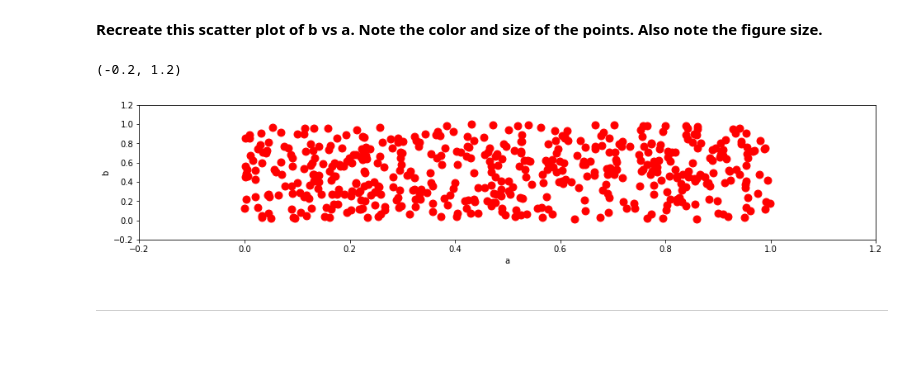
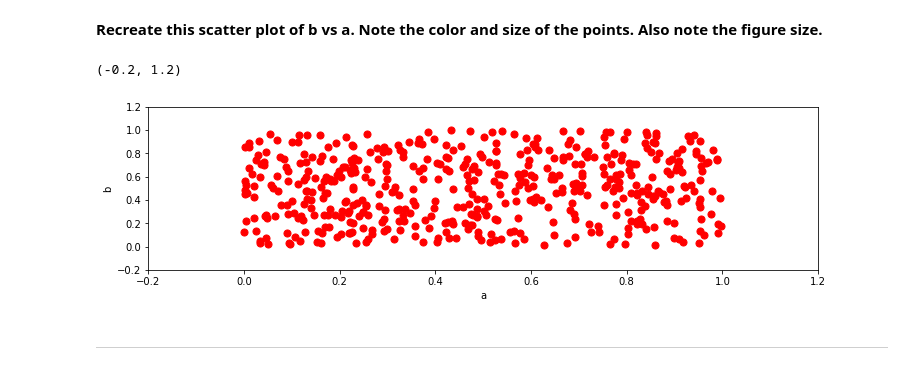
Before and after one commit to arpitbaheti2002/Data-Science-tutorials-Udemy, a Jupyter notebook: 07_Pandas-Data-visualization/02_Pandas-Data-visualizalization-Exercise.ipynb, the cells around one changed output. Saved outputs shown, nothing was run; the diff lists cells and outputs as text; code cells hidden in the pictures; blank space fills up the shorter version.

```diff
--- a/07_Pandas-Data-visualization/02_Pandas-Data-visualizalization-Exercise.ipynb
+++ b/07_Pandas-Data-visualization/02_Pandas-Data-visualizalization-Exercise.ipynb
@@ -33,12 +33,12 @@ df3.head()
 # %% [markdown]
 **Recreate this scatter plot of b vs a. Note the color and size of the points. Also note the figure size.**
 # %%
-df3.plot.scatter(x='a', y='b', figsize=(16,3), size=80, color='red')
+df3.plot.scatter(x='a', y='b', figsize=(12,3), size=50, color='red')
 plt.xlim(-0.2, 1.2)
 plt.ylim(-0.2, 1.2)
 # %% [output]
 (-0.2, 1.2)
-[figure, old version]
+[figure, new version]
 # %% [markdown]
 <hr>
 # %% [markdown]
```
Also changed, not shown: parts of 2 cells of this notebook, 1 other file.
